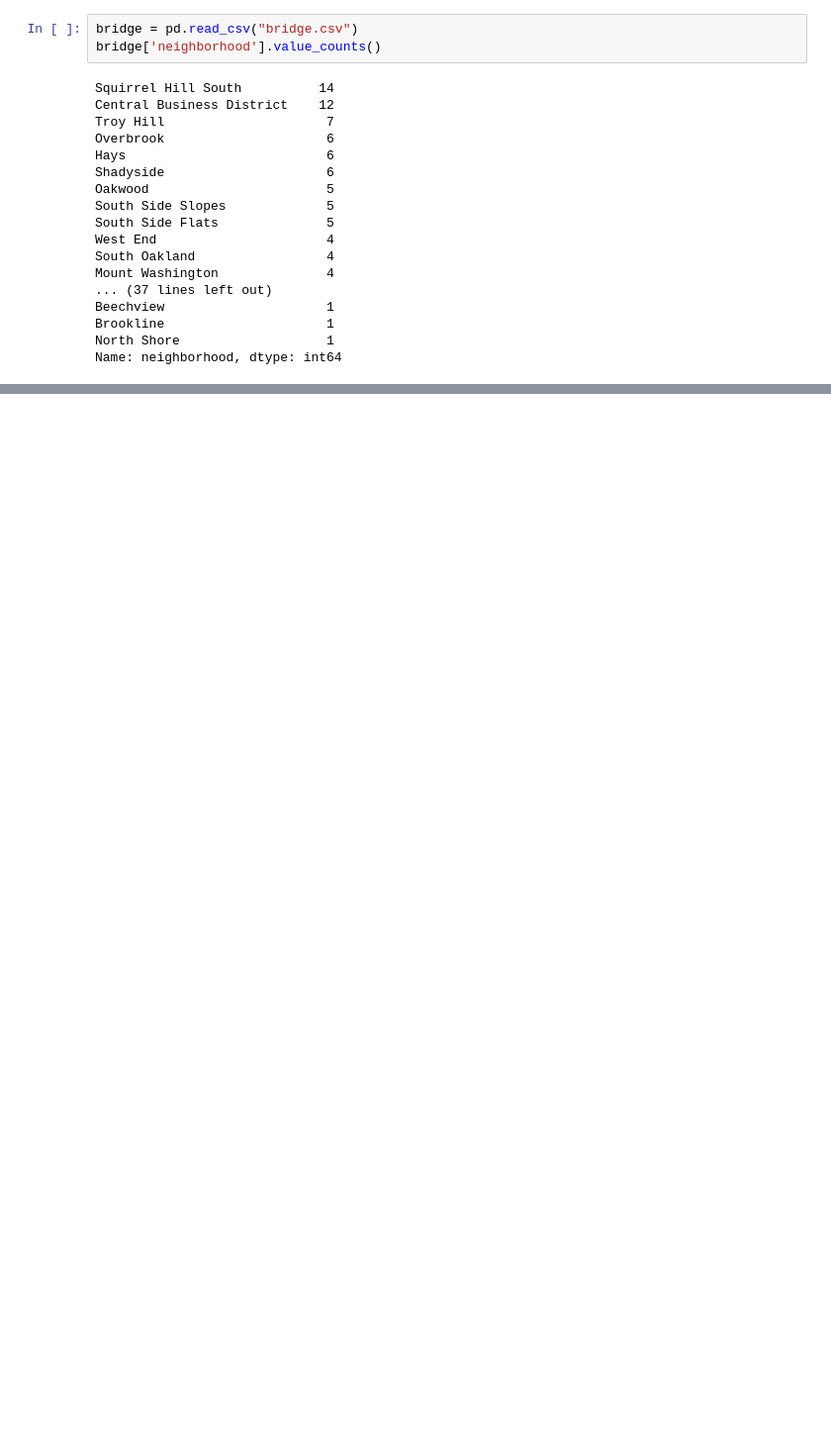
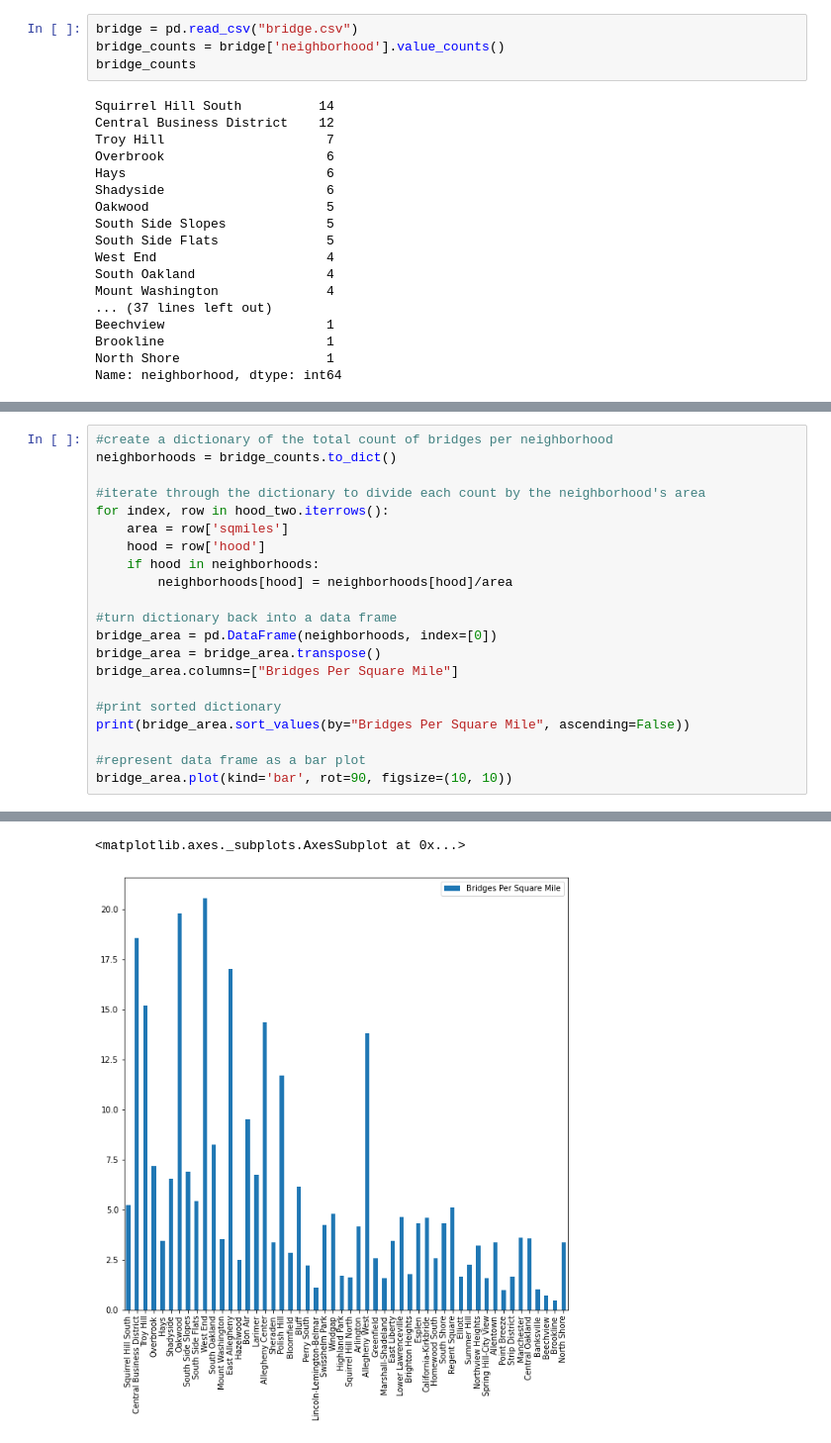
Before and after one commit to norarich/Final-Project, a Jupyter notebook: Nora's Notebook.ipynb, the cells around one changed output, grey strips where cells are left out. Shown at 99% size. Saved outputs shown, nothing was run; the diff lists cells and outputs as text; blank space fills up the shorter version.

```diff
--- a/Nora's Notebook.ipynb
+++ b/Nora's Notebook.ipynb
@@ -48,7 +99,8 @@ humps["neighborhood"].value_counts().sort_index().plot(kind='bar', rot=90)
 ##### Cinematography is crucial for making or breaking a movie. For this reason, it is very important that the filming location of Cars 4 is scenic and offers great filming locations. Part of Pittsburgh that offers scenic routes for cars to drive is the city's many bridges. The next dataset records the number of bridges in each neighborhood in Pittsburgh. The neighborhood with the most bridges per square area will be the best for filming Cars 4.
 # %%
 bridge = pd.read_csv("bridge.csv")
-bridge['neighborhood'].value_counts()
+bridge_counts = bridge['neighborhood'].value_counts()
+bridge_counts
 # %% [output]
 Squirrel Hill South          14
 Central Business District    12
@@ -74,0 +130,22 @@ bridge["neighborhood"].value_counts().sort_index().plot(kind='bar', rot=90)
+# %%
+#create a dictionary of the total count of bridges per neighborhood
+neighborhoods = bridge_counts.to_dict()
+
+#iterate through the dictionary to divide each count by the neighborhood's area
+for index, row in hood_two.iterrows():
+    area = row['sqmiles']
+    hood = row['hood']
+    if hood in neighborhoods:
+        neighborhoods[hood] = neighborhoods[hood]/area
+
+#turn dictionary back into a data frame
+bridge_area = pd.DataFrame(neighborhoods, index=[0])
+bridge_area = bridge_area.transpose()
+bridge_area.columns=["Bridges Per Square Mile"]
+
+#print sorted dictionary
+print(bridge_area.sort_values(by="Bridges Per Square Mile", ascending=False))
+
+#represent data frame as a bar plot
+bridge_area.plot(kind='bar', rot=90, figsize=(10, 10))
+# %% [output]
@@ -74,0 +169,2 @@ bridge["neighborhood"].value_counts().sort_index().plot(kind='bar', rot=90)
+<matplotlib.axes._subplots.AxesSubplot at 0x...>
+[figure, added]
```
Also changed, not shown: parts of 10 cells of this notebook, 2 other files.
